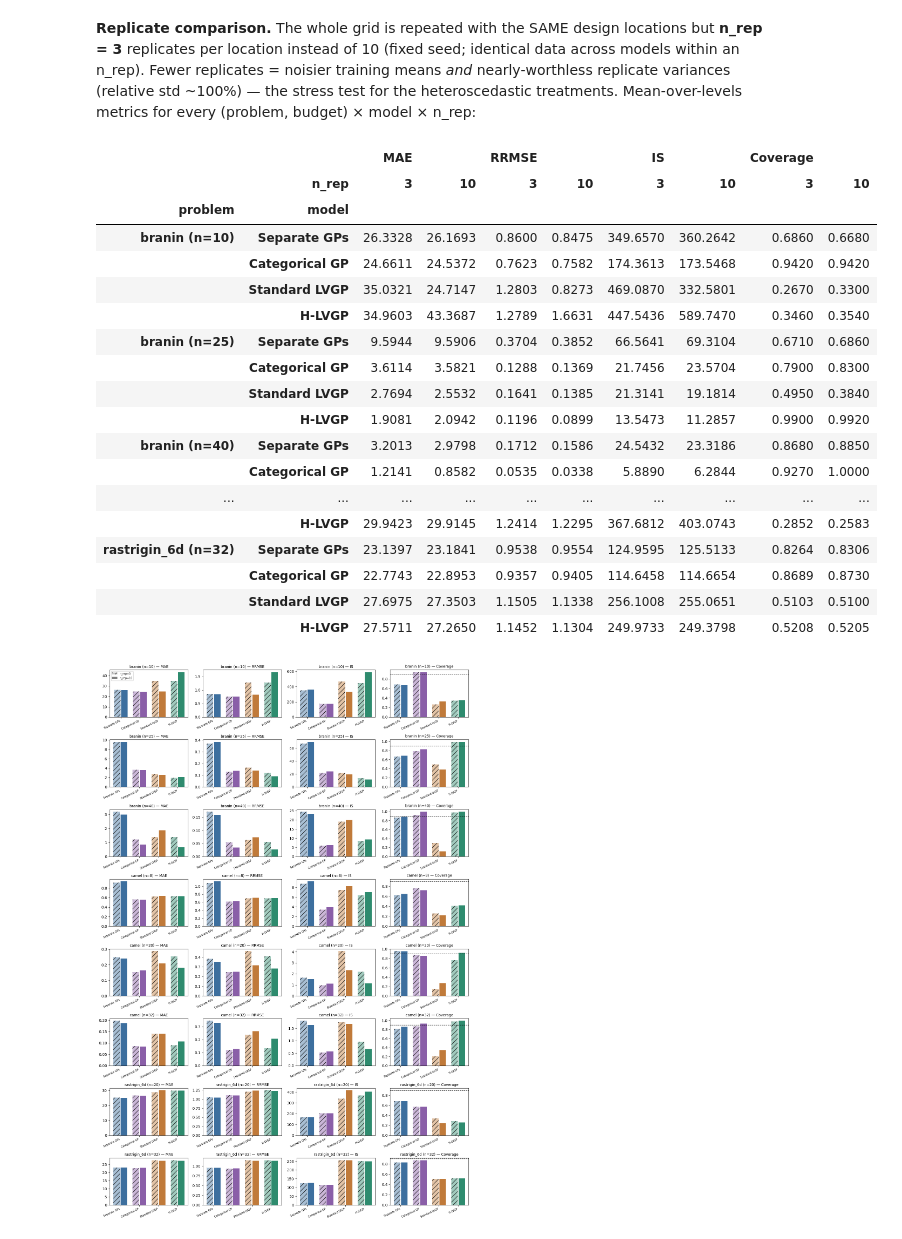
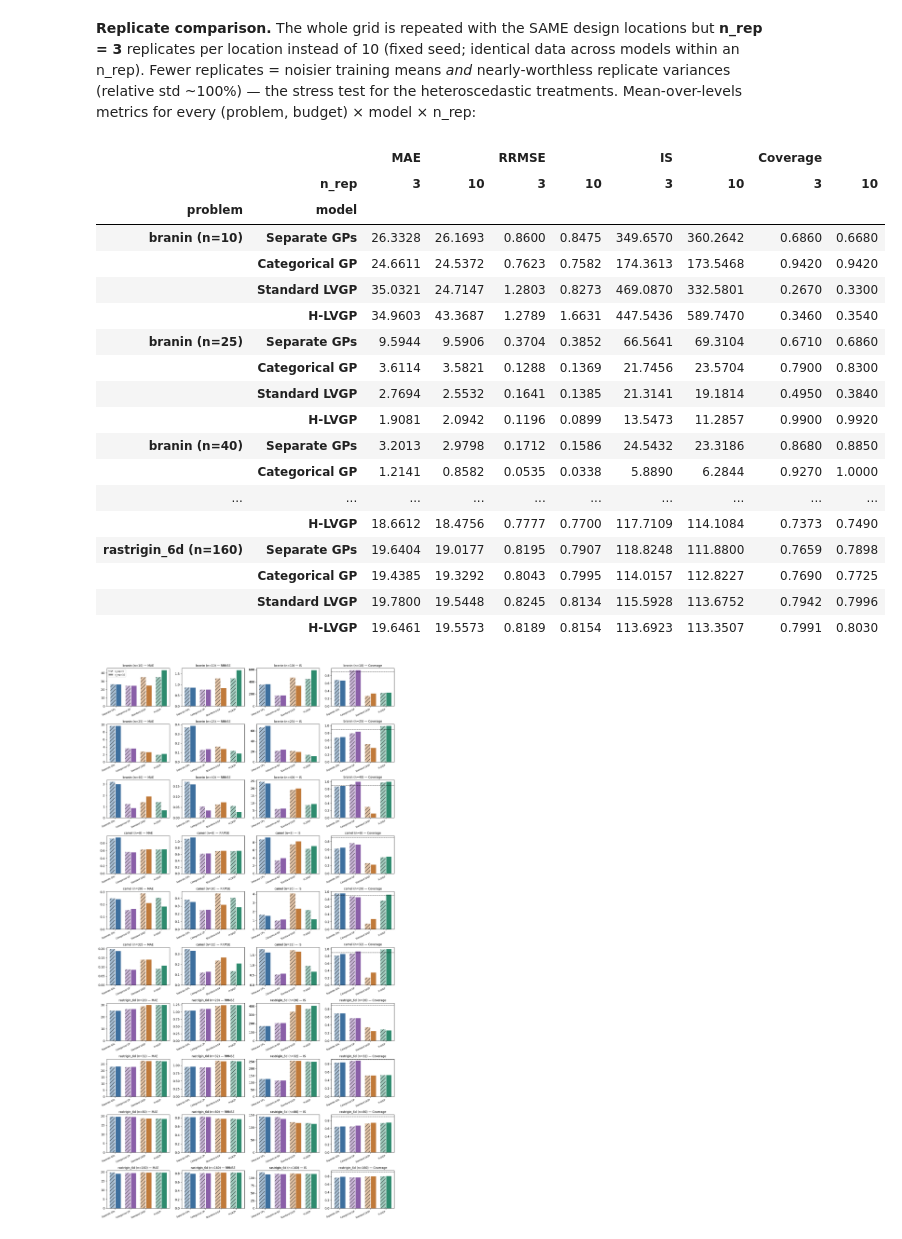
Before and after one commit to Chris1504-fdz/lvgp_modeling_comp, a Jupyter notebook: notebooks/surrogate_comparison_study.ipynb, the cells around one changed output. Cells and saved outputs as stored; diff of their text form; code cells hidden in the pictures.

```diff
--- a/notebooks/surrogate_comparison_study.ipynb
+++ b/notebooks/surrogate_comparison_study.ipynb
@@ -46,6 +46,7 @@ N_REPS = [3, 10]               # replicate axis compared in section 8
 NBIG = 32                      # "moderate" 1-D budget: 8 pts/level for camel; branin uses 40
 N40 = 40
 NMID_B, NMID_C, NMID_R = 25, 20, 20   # "middle" budgets: ~5 pts/level for each problem
+NR80, NR160 = 80, 160                  # rastrigin-only larger budgets (20 and 40 pts/level)
 pd.set_option("display.float_format", lambda v: f"{v:.4f}")
 # %% [markdown]
 ---
@@ -607,18 +650,19 @@ rastrigin_6d — mean over levels + best model per metric
 # %%
 # Parity plots: predicted vs true on the 1024-pt Sobol cloud, all levels pooled
-fig, axes = plt.subplots(1, len(MODEL_KEYS), figsize=(3.4*len(MODEL_KEYS), 3.5),
+Xt6 = study.test_points(spec6)[1]
+fig, axes = plt.subplots(2, len(MODEL_KEYS), figsize=(3.4*len(MODEL_KEYS), 6.8),
                          sharex=True, sharey=True)
-Xt6 = study.test_points(spec6)[1]
-for ax, k in zip(axes, MODEL_KEYS):
-    mdl = study.CachedPredictions("rastrigin_6d", k, SEED, N_REP)
-    for lv in spec6.levels:
-        ft = np.ravel(spec6.f_true_level(Xt6, lv))
-        mu, _ = mdl.mean_std(lv, Xt6)
-        ax.scatter(ft, mu, s=4, alpha=.25, color=plt.cm.plasma(.12+.25*(lv-1)))
-    ax.plot([0, 400], [0, 400], "k--", lw=1)
-    ax.set(title=LABELS[k], xlabel="true f", xlim=(0, 400), ylim=(0, 400))
-axes[0].set_ylabel("predicted $\\mu$")
+for r, (ni, tag) in enumerate([(None, "n = 32"), (NR160, "n = 160")]):
+    for ax, k in zip(axes[r], MODEL_KEYS):
+        mdl = study.CachedPredictions("rastrigin_6d", k, SEED, N_REP, ni)
+        for lv in spec6.levels:
+            ft = np.ravel(spec6.f_true_level(Xt6, lv))
+            mu, _ = mdl.mean_std(lv, Xt6)
+            ax.scatter(ft, mu, s=4, alpha=.25, color=plt.cm.plasma(.12+.25*(lv-1)))
+        ax.plot([0, 400], [0, 400], "k--", lw=1)
+        ax.set(title=f"{LABELS[k]} ({tag})", xlabel="true f", xlim=(0, 400), ylim=(0, 400))
+    axes[r][0].set_ylabel("predicted $\\mu$")
 fig.suptitle("rastrigin_6d parity (colors = levels): closer to the diagonal = better surface",
-             y=1.02, fontsize=11)
+             y=1.0, fontsize=11)
 plt.tight_layout(); plt.show()
 # %% [output]
@@ -664,40 +708,41 @@ CONFIGS = [("branin_hetero", None, "branin (n=10)"), ("branin_hetero", NMID_B, "
            ("branin_hetero", N40, "branin (n=40)"),
            ("sixhump_camel", None, "camel (n=8)"), ("sixhump_camel", NMID_C, "camel (n=20)"),
            ("sixhump_camel", NBIG, "camel (n=32)"),
-           ("rastrigin_6d", NMID_R, "rastrigin_6d (n=20)"), ("rastrigin_6d", None, "rastrigin_6d (n=32)")]
+           ("rastrigin_6d", NMID_R, "rastrigin_6d (n=20)"), ("rastrigin_6d", None, "rastrigin_6d (n=32)"),
+           ("rastrigin_6d", NR80, "rastrigin_6d (n=80)"), ("rastrigin_6d", NR160, "rastrigin_6d (n=160)")]
 rows = []
 for prob, ni, tag in CONFIGS:
     spec = P.get(prob); Xt = study.test_points(spec)
     for nr in N_REPS:
         for k in MODEL_KEYS:
             t = MET.metrics_table(spec, study.CachedPredictions(prob, k, SEED, nr, ni), Xt)
             rows.append(dict(problem=tag, n_rep=nr, model=LABELS[k], **t.loc["Mean"].to_dict()))
 df = pd.DataFrame(rows)
 piv = df.pivot_table(index=["problem", "model"], columns="n_rep",
                      values=["MAE", "RRMSE", "IS", "Coverage"]).round(4)
 piv = piv.reindex([c[2] for c in CONFIGS], level=0).reindex(
     [LABELS[k] for k in MODEL_KEYS], level=1)[["MAE", "RRMSE", "IS", "Coverage"]]
 piv
 # %% [output]
 |  |  | MAE |  | RRMSE |  | IS |  | Coverage |  |
 |  | n_rep | 3 | 10 | 3 | 10 | 3 | 10 | 3 | 10 |
 | problem | model |  |  |  |  |  |  |  |  |
 | branin (n=10) | Separate GPs | 26.3328 | 26.1693 | 0.8600 | 0.8475 | 349.6570 | 360.2642 | 0.6860 | 0.6680 |
 |  | Categorical GP | 24.6611 | 24.5372 | 0.7623 | 0.7582 | 174.3613 | 173.5468 | 0.9420 | 0.9420 |
 |  | Standard LVGP | 35.0321 | 24.7147 | 1.2803 | 0.8273 | 469.0870 | 332.5801 | 0.2670 | 0.3300 |
 |  | H-LVGP | 34.9603 | 43.3687 | 1.2789 | 1.6631 | 447.5436 | 589.7470 | 0.3460 | 0.3540 |
 | branin (n=25) | Separate GPs | 9.5944 | 9.5906 | 0.3704 | 0.3852 | 66.5641 | 69.3104 | 0.6710 | 0.6860 |
 |  | Categorical GP | 3.6114 | 3.5821 | 0.1288 | 0.1369 | 21.7456 | 23.5704 | 0.7900 | 0.8300 |
 |  | Standard LVGP | 2.7694 | 2.5532 | 0.1641 | 0.1385 | 21.3141 | 19.1814 | 0.4950 | 0.3840 |
 |  | H-LVGP | 1.9081 | 2.0942 | 0.1196 | 0.0899 | 13.5473 | 11.2857 | 0.9900 | 0.9920 |
 | branin (n=40) | Separate GPs | 3.2013 | 2.9798 | 0.1712 | 0.1586 | 24.5432 | 23.3186 | 0.8680 | 0.8850 |
 |  | Categorical GP | 1.2141 | 0.8582 | 0.0535 | 0.0338 | 5.8890 | 6.2844 | 0.9270 | 1.0000 |
 | ... | ... | ... | ... | ... | ... | ... | ... | ... | ... |
-|  | H-LVGP | 29.9423 | 29.9145 | 1.2414 | 1.2295 | 367.6812 | 403.0743 | 0.2852 | 0.2583 |
-| rastrigin_6d (n=32) | Separate GPs | 23.1397 | 23.1841 | 0.9538 | 0.9554 | 124.9595 | 125.5133 | 0.8264 | 0.8306 |
-|  | Categorical GP | 22.7743 | 22.8953 | 0.9357 | 0.9405 | 114.6458 | 114.6654 | 0.8689 | 0.8730 |
-|  | Standard LVGP | 27.6975 | 27.3503 | 1.1505 | 1.1338 | 256.1008 | 255.0651 | 0.5103 | 0.5100 |
-|  | H-LVGP | 27.5711 | 27.2650 | 1.1452 | 1.1304 | 249.9733 | 249.3798 | 0.5208 | 0.5205 |
+|  | H-LVGP | 18.6612 | 18.4756 | 0.7777 | 0.7700 | 117.7109 | 114.1084 | 0.7373 | 0.7490 |
+| rastrigin_6d (n=160) | Separate GPs | 19.6404 | 19.0177 | 0.8195 | 0.7907 | 118.8248 | 111.8800 | 0.7659 | 0.7898 |
+|  | Categorical GP | 19.4385 | 19.3292 | 0.8043 | 0.7995 | 114.0157 | 112.8227 | 0.7690 | 0.7725 |
+|  | Standard LVGP | 19.7800 | 19.5448 | 0.8245 | 0.8134 | 115.5928 | 113.6752 | 0.7942 | 0.7996 |
+|  | H-LVGP | 19.6461 | 19.5573 | 0.8189 | 0.8154 | 113.6923 | 113.3507 | 0.7991 | 0.8030 |
 # %%
 fig, axes = plt.subplots(len(CONFIGS), 4, figsize=(14, 2.6*len(CONFIGS)))
 for r, (_, _, tag) in enumerate(CONFIGS):
@@ -718,7 +763,7 @@ axes[0, 0].bar(0, 0, color="gray", alpha=.45, hatch="//", label="n_rep=3")
 axes[0, 0].bar(0, 0, color="gray", label="n_rep=10"); axes[0, 0].legend(fontsize=7)
 plt.tight_layout(); plt.show()
 # %% [output]
-[figure, old version]
+[figure, new version]
 # %%
 # Budget transition (n_rep = 10): mean metrics vs design density
 PROBS = [("branin_hetero", ["branin (n=10)", "branin (n=25)", "branin (n=40)"], [2, 5, 8]),
```
Also changed, not shown: parts of 11 cells of this notebook, 28 other files.
